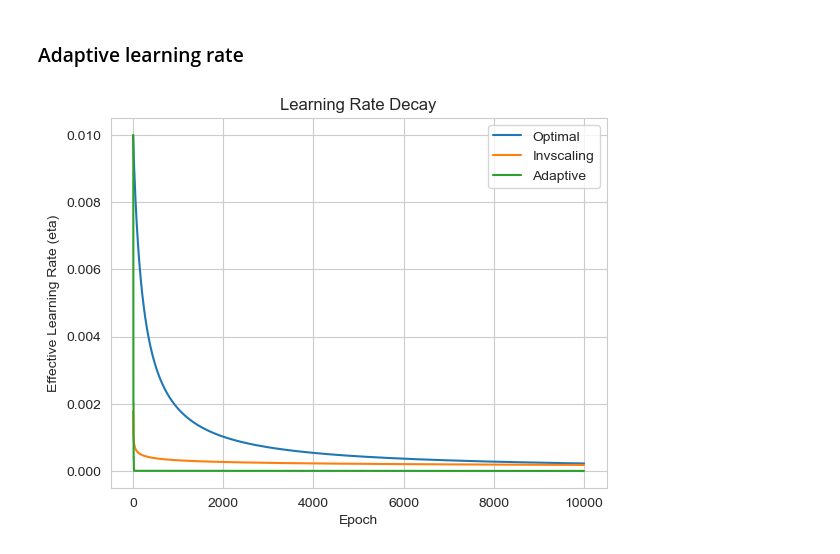
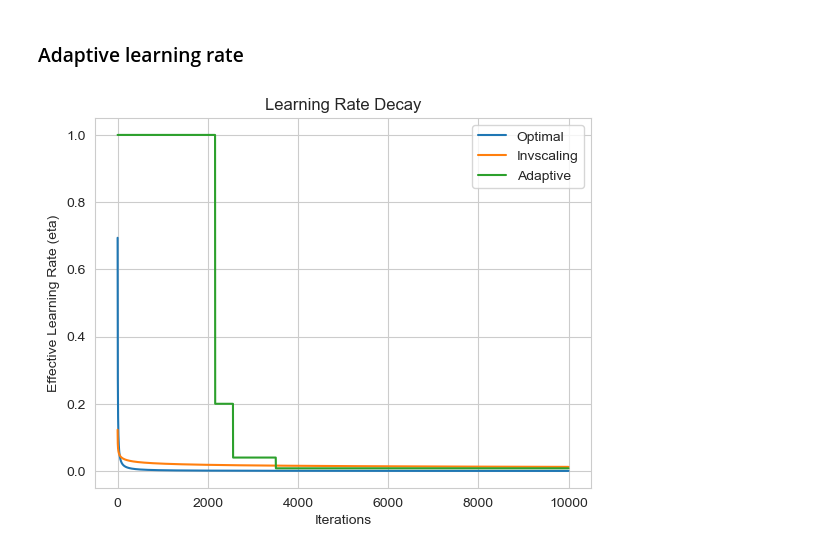
Before and after one commit to JZhg02/ConvexOptimisation, a Jupyter notebook: old-car-price-prediction.ipynb, the cells around one changed output. Cells and saved outputs as stored; diff of their text form; code cells hidden in the pictures.

```diff
--- a/old-car-price-prediction.ipynb
+++ b/old-car-price-prediction.ipynb
@@ -449,18 +718,18 @@ plt.show()
 # %%
 n_epochs = 10000
-eta0 = 0.01
+eta0 = 1
 # %% [markdown]
 ### Optimal learning rate
 # %%
 # Set up the SGDRegressor with optimal learning rate
-sgd_reg_optimal = SGDRegressor(max_iter=1, learning_rate='optimal', eta0=eta0, random_state=42)
+sgd_reg_optimal = SGDRegressor(max_iter=1, learning_rate='optimal', eta0=eta0, random_state=42, early_stopping=False, n_iter_no_change=10000)
 
 # Initialize sgd_reg_optimal to access alpha
 sgd_reg_optimal.partial_fit(X_train_scaled[:1], y_train[:1])  # Dummy partial_fit to initialize model parameters
 
 # Estimate t0 based on the initial learning rate and alpha
 alpha = sgd_reg_optimal.alpha
-t0 = (1 / (eta0 * alpha)) - 1  # Estimating t0 based on eta0 and alpha
+t0 = (1 / (eta0 * alpha)) # Estimating t0 based on eta0 and alpha
 
 sgd_reg_optimal_etas = []
 
@@ -474,23 +743,23 @@ for epoch in range(n_epochs):
 ### Invscaling learning rate
 # %%
 # Set up the SGDRegressor
-sgd_reg_invscaling = SGDRegressor(max_iter=1, learning_rate='invscaling', eta0=eta0, power_t=0.25, random_state=42)
+sgd_reg_invscaling = SGDRegressor(max_iter=1, learning_rate='invscaling', eta0=eta0, power_t=0.25, random_state=42, early_stopping=False, n_iter_no_change=10000)
 
 # Track the effective eta
 sgd_reg_invscaling_etas = []
 
 for epoch in range(n_epochs):
-    sgd_reg_invscaling.partial_fit(X, y)
+    sgd_reg_invscaling.partial_fit(X_train_scaled, y_train)
     # Calculate the effective learning rate
     t = sgd_reg_invscaling.t_
-    eta = sgd_reg_invscaling.eta0 / (t ** model.power_t)
+    eta = sgd_reg_invscaling.eta0 / (t ** sgd_reg_invscaling.power_t)
     sgd_reg_invscaling_etas.append(eta)
     # print(f'Epoch {epoch+1}, Effective eta: {eta:.5f}')
 # %% [markdown]
 ### Adaptive learning rate
 # %%
 # Set up the SGDRegressor with adaptive learning rate
-sgd_reg_adaptive = SGDRegressor(max_iter=1, learning_rate='adaptive', eta0=eta0, random_state=42)
+sgd_reg_adaptive = SGDRegressor(max_iter=1, learning_rate='adaptive', eta0=eta0, random_state=42, early_stopping=False)
 
 # Track the effective eta
 sgd_reg_adaptive_etas = []
@@ -498,10 +767,10 @@ previous_loss = float('inf')
 no_improvement_count = 0
 
 for epoch in range(n_epochs):
-    sgd_reg_adaptive.partial_fit(X, y)
+    sgd_reg_adaptive.partial_fit(X_train_scaled, y_train)
     # Calculate the current loss to determine if there has been an improvement
-    current_predictions = sgd_reg_adaptive.predict(X)
-    current_loss = mean_squared_error(y, current_predictions)
+    current_predictions = sgd_reg_adaptive.predict(X_train_scaled)
+    current_loss = mean_squared_error(y_train, current_predictions)
     if current_loss + sgd_reg_adaptive.tol < previous_loss:
         # Improvement, reset counter
         no_improvement_count = 0
@@ -521,15 +790,15 @@ for epoch in range(n_epochs):
 # %%
 # Plot the effective eta over epochs
 plt.plot(range(1, n_epochs+1), sgd_reg_optimal_etas)
 plt.plot(range(1, n_epochs+1), sgd_reg_invscaling_etas)
 plt.plot(range(1, n_epochs+1), sgd_reg_adaptive_etas)
 plt.legend(['Optimal', 'Invscaling', 'Adaptive'])
-plt.xlabel('Epoch')
+plt.xlabel('Iterations')
 plt.ylabel('Effective Learning Rate (eta)')
 plt.title('Learning Rate Decay')
 plt.show()
 # %% [output]
-[figure, old version]
+[figure, new version]
 # %%
 last_n = 1000
 
```
Also changed, not shown: parts of 20 cells of this notebook.
